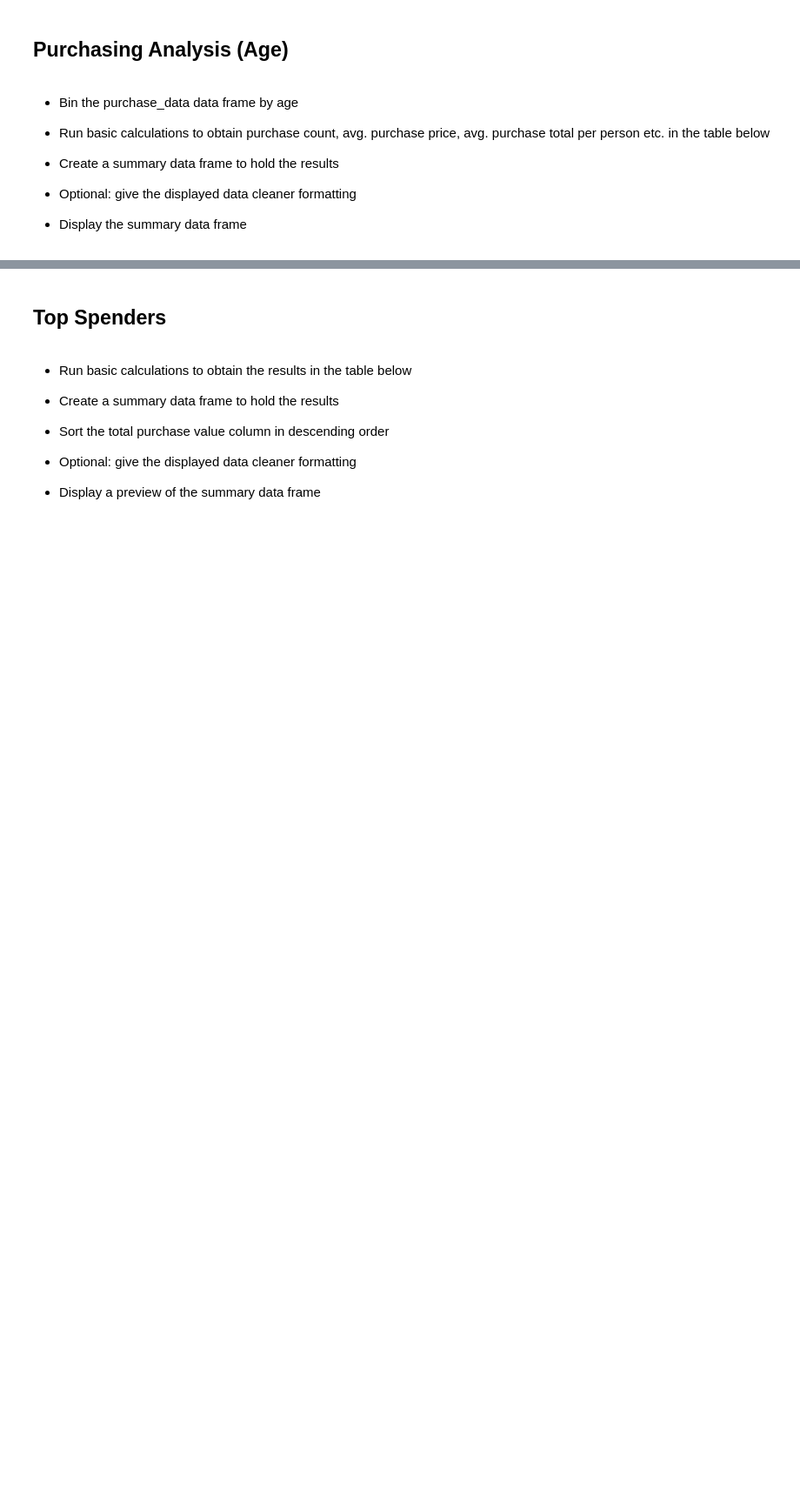
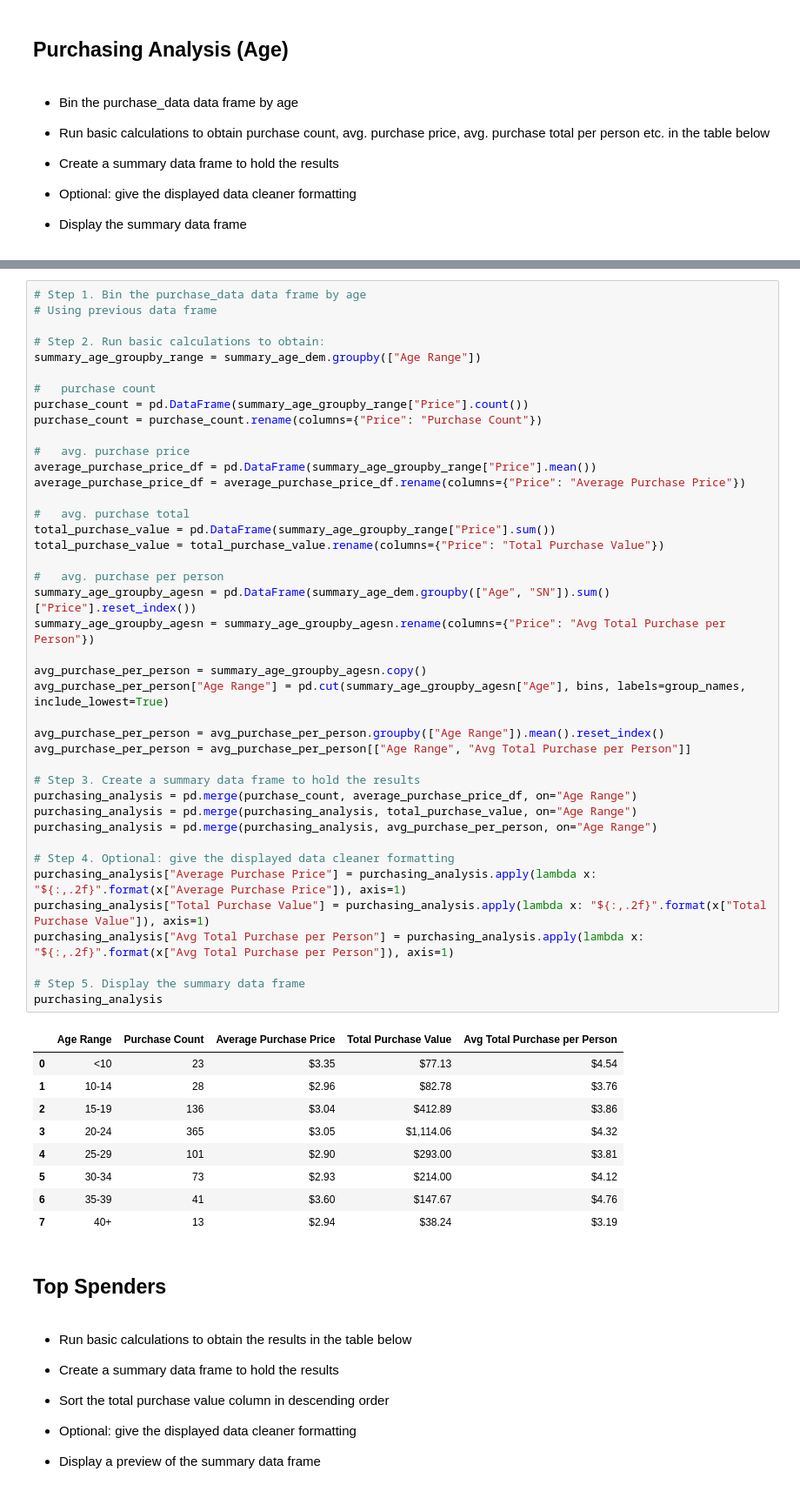
Before and after one commit to kioz-developer/pandas-challenge, a Jupyter notebook: HeroesOfPymoli_starter.ipynb, the cells around one changed output, grey strips where cells are left out. Shown at 87% size. Cells and saved outputs as stored; diff of their text form; blank space fills up the shorter version.

```diff
--- a/HeroesOfPymoli_starter.ipynb
+++ b/HeroesOfPymoli_starter.ipynb
@@ -260,3 +244,54 @@ summary_merged
+# %%
+# Step 1. Bin the purchase_data data frame by age
+# Using previous data frame
+
+# Step 2. Run basic calculations to obtain:
+summary_age_groupby_range = summary_age_dem.groupby(["Age Range"])
+
+#   purchase count
+purchase_count = pd.DataFrame(summary_age_groupby_range["Price"].count())
+purchase_count = purchase_count.rename(columns={"Price": "Purchase Count"})
+
+#   avg. purchase price
+average_purchase_price_df = pd.DataFrame(summary_age_groupby_range["Price"].mean())
+average_purchase_price_df = average_purchase_price_df.rename(columns={"Price": "Average Purchase Price"})
+
+#   avg. purchase total
+total_purchase_value = pd.DataFrame(summary_age_groupby_range["Price"].sum())
+total_purchase_value = total_purchase_value.rename(columns={"Price": "Total Purchase Value"})
+
+#   avg. purchase per person
+summary_age_groupby_agesn = pd.DataFrame(summary_age_dem.groupby(["Age", "SN"]).sum()["Price"].reset_index())
+summary_age_groupby_agesn = summary_age_groupby_agesn.rename(columns={"Price": "Avg Total Purchase per Person"})
+
+avg_purchase_per_person = summary_age_groupby_agesn.copy()
+avg_purchase_per_person["Age Range"] = pd.cut(summary_age_groupby_agesn["Age"], bins, labels=group_names, include_lowest=True)
+
+avg_purchase_per_person = avg_purchase_per_person.groupby(["Age Range"]).mean().reset_index()
+avg_purchase_per_person = avg_purchase_per_person[["Age Range", "Avg Total Purchase per Person"]]
+
+# Step 3. Create a summary data frame to hold the results
+purchasing_analysis = pd.merge(purchase_count, average_purchase_price_df, on="Age Range")
+purchasing_analysis = pd.merge(purchasing_analysis, total_purchase_value, on="Age Range")
+purchasing_analysis = pd.merge(purchasing_analysis, avg_purchase_per_person, on="Age Range")
+
+# Step 4. Optional: give the displayed data cleaner formatting
+purchasing_analysis["Average Purchase Price"] = purchasing_analysis.apply(lambda x: "${:,.2f}".format(x["Average Purchase Price"]), axis=1)
+purchasing_analysis["Total Purchase Value"] = purchasing_analysis.apply(lambda x: "${:,.2f}".format(x["Total Purchase Value"]), axis=1)
+purchasing_analysis["Avg Total Purchase per Person"] = purchasing_analysis.apply(lambda x: "${:,.2f}".format(x["Avg Total Purchase per Person"]), axis=1)
+
+# Step 5. Display the summary data frame
+purchasing_analysis
+# %% [output]
+|  | Age Range | Purchase Count | Average Purchase Price | Total Purchase Value | Avg Total Purchase per Person |
+| 0 | <10 | 23 | $3.35 | $77.13 | $4.54 |
+| 1 | 10-14 | 28 | $2.96 | $82.78 | $3.76 |
+| 2 | 15-19 | 136 | $3.04 | $412.89 | $3.86 |
+| 3 | 20-24 | 365 | $3.05 | $1,114.06 | $4.32 |
+| 4 | 25-29 | 101 | $2.90 | $293.00 | $3.81 |
+| 5 | 30-34 | 73 | $2.93 | $214.00 | $4.12 |
+| 6 | 35-39 | 41 | $3.60 | $147.67 | $4.76 |
+| 7 | 40+ | 13 | $2.94 | $38.24 | $3.19 |
 # %% [markdown]
 ## Top Spenders
 # %% [markdown]
```
Also changed, not shown: parts of 7 cells of this notebook.
